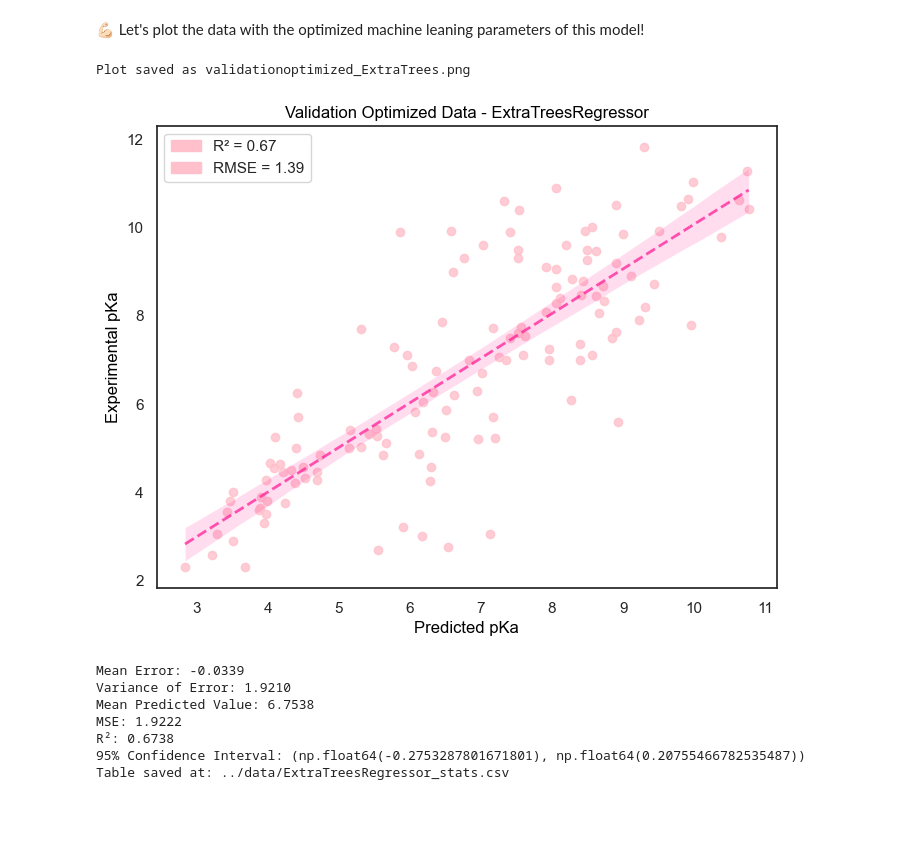
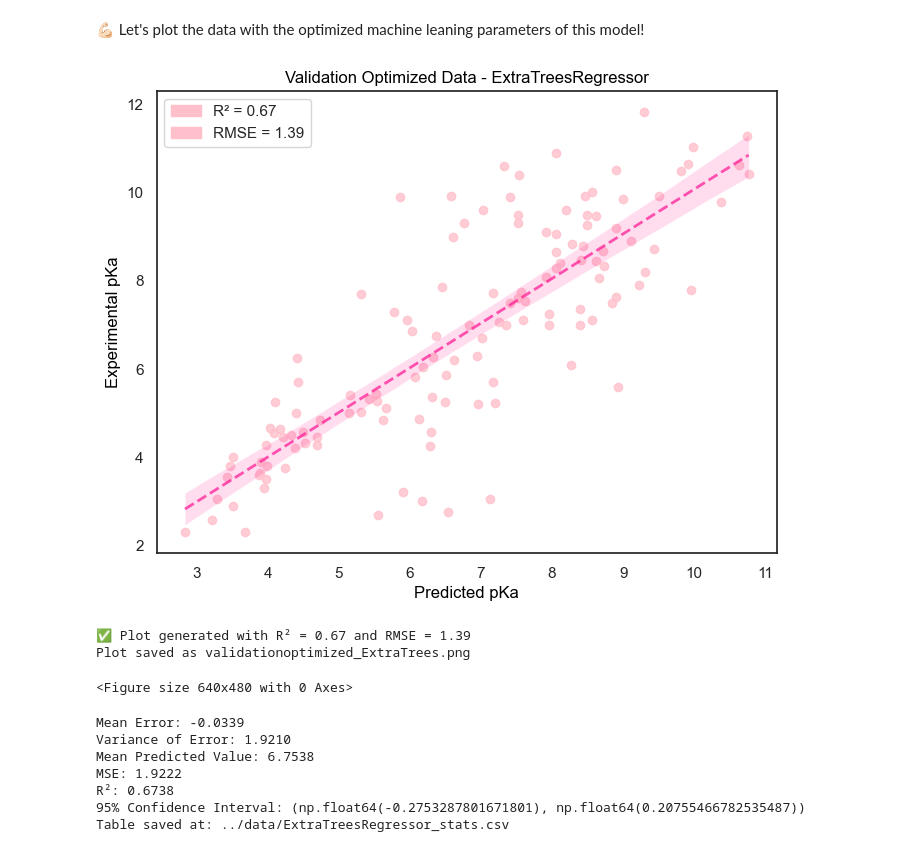
Before and after one commit to anastasiafloris/pKaPredict, a Jupyter notebook: notebooks/ProjectReport*.ipynb, the cells around one changed output. Saved outputs shown, nothing was run; the diff lists cells and outputs as text; code cells hidden in the pictures; blank space fills up the shorter version.

```diff
--- a/notebooks/ProjectReport*.ipynb
+++ b/notebooks/ProjectReport*.ipynb
@@ -653,51 +582,38 @@ model = ExtraTreesRegressor(
     random_state=42
 )
 
 # Train the model on the selected features
 model.fit(X_train_selected, y_train)
 
 # Make predictions on the validation set
 y_preds = model.predict(X_valid_selected)
 
 # =============================
 # Define Function for Plotting
 # =============================
 
-def plot_data(actual, predicted, title):
-    """Plots predicted vs actual pKa values with regression line and evaluation metrics."""
-    rmse = np.sqrt(mean_squared_error(actual, predicted))
-    R2 = r2_score(actual, predicted)
-
-    plt.figure(figsize=(8, 6))
-    sn.regplot(x=predicted, y=actual, scatter_kws={'color': 'pink'}, line_kws={"lw": 2, "ls": "--", "color": "deeppink", "alpha": 0.7})
-    plt.title(title, color="black")
-    plt.xlabel("Predicted pKa", color="black")
-    plt.ylabel("Experimental pKa", color="black")
-    plt.gca().set_facecolor('white')
-
-    # Add R² and RMSE patches to legend
-    R2_patch = mpatches.Patch(color='pink', label=f"R² = {R2:.2f}")
-    rmse_patch = mpatches.Patch(color='pink', label=f"RMSE = {rmse:.2f}")
-    plt.legend(handles=[R2_patch, rmse_patch])
+from pkapredict.plot_data import plot_data
 
 # =============================
 # Plot and Save Results
 # =============================
 
 # Plot validation results
 plot_data(y_valid, y_preds, "Validation Optimized Data - ExtraTreesRegressor")
 
 # Define save path in the specified folder
 save_path = os.path.join("..", "notebooks", "Plots", "validationoptimized_ExtraTrees.png")
 
 # Save figure as PNG in the correct directory
 plt.savefig(save_path, dpi=300, bbox_inches='tight')
 
 # Success message
 print("Plot saved as validationoptimized_ExtraTrees.png")
 # %% [output]
+[figure]
+✅ Plot generated with R² = 0.67 and RMSE = 1.39
 Plot saved as validationoptimized_ExtraTrees.png
-[figure]
+<Figure size 640x480 with 0 Axes>
 # %%
 
 
```
Also changed, not shown: parts of 11 cells of this notebook, 5 other files.
